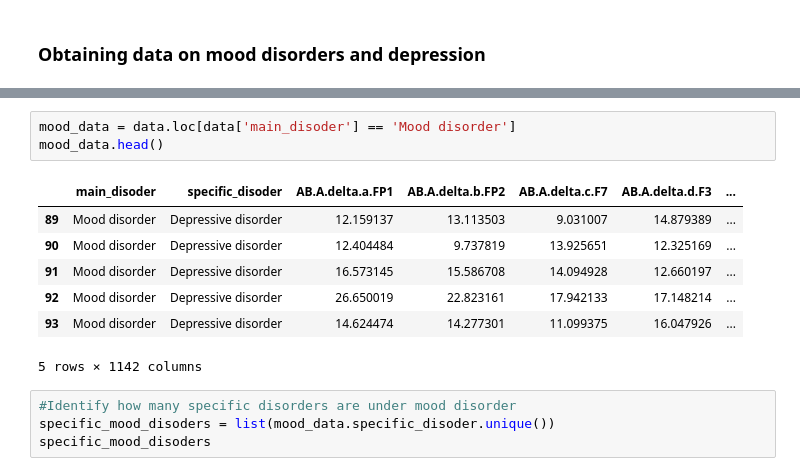
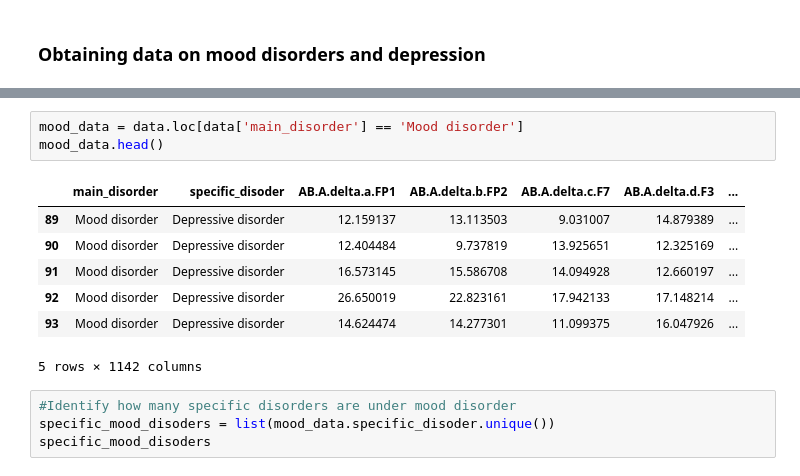
Before and after one commit to LCherop/EEG-based-Classification-of-Behavioural-Symptoms-of-Depression, a Jupyter notebook: Analysis_and_Classification_of_Behavioural_Symptoms_of_Depression_using_KNN.ipynb, the cells around one changed output, grey strips where cells are left out. Saved outputs shown, nothing was run; the diff lists cells and outputs as text.

```diff
--- a/Analysis_and_Classification_of_Behavioural_Symptoms_of_Depression_using_KNN.ipynb
+++ b/Analysis_and_Classification_of_Behavioural_Symptoms_of_Depression_using_KNN.ipynb
@@ -99,10 +112,10 @@ data.head()
 | 4 | Addictive disorder | Alcohol use disorder | 37.775667 | 33.607679 | 21.865556 | 21.771413 | ... |
 5 rows × 1142 columns
 # %%
-mood_data = data.loc[data['main_disoder'] == 'Mood disorder']
+mood_data = data.loc[data['main_disorder'] == 'Mood disorder']
 mood_data.head()
 # %% [output]
-|  | main_disoder | specific_disoder | AB.A.delta.a.FP1 | AB.A.delta.b.FP2 | AB.A.delta.c.F7 | AB.A.delta.d.F3 | ... |
+|  | main_disorder | specific_disoder | AB.A.delta.a.FP1 | AB.A.delta.b.FP2 | AB.A.delta.c.F7 | AB.A.delta.d.F3 | ... |
 | 89 | Mood disorder | Depressive disorder | 12.159137 | 13.113503 | 9.031007 | 14.879389 | ... |
 | 90 | Mood disorder | Depressive disorder | 12.404484 | 9.737819 | 13.925651 | 12.325169 | ... |
 | 91 | Mood disorder | Depressive disorder | 16.573145 | 15.586708 | 14.094928 | 12.660197 | ... |
```
Also changed, not shown: parts of 27 cells of this notebook.
